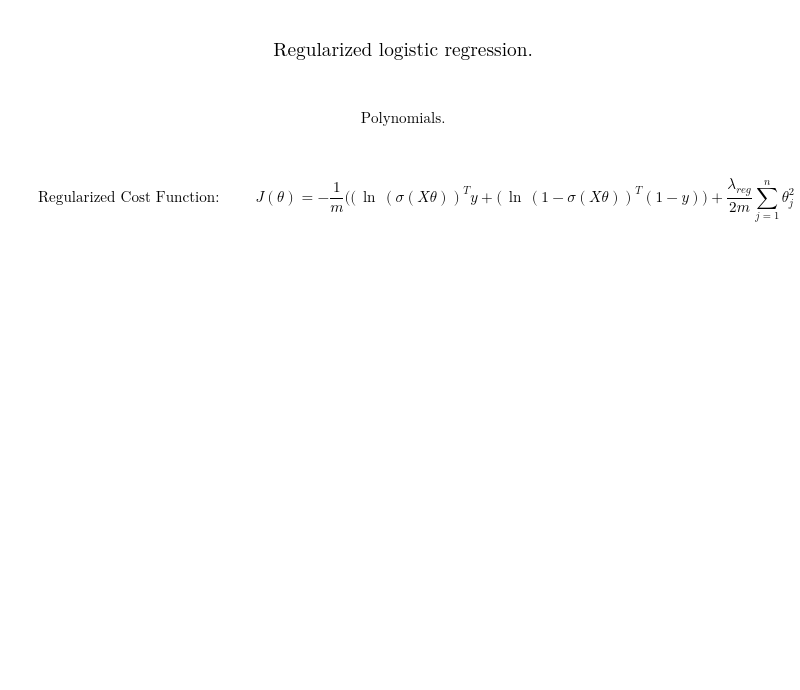
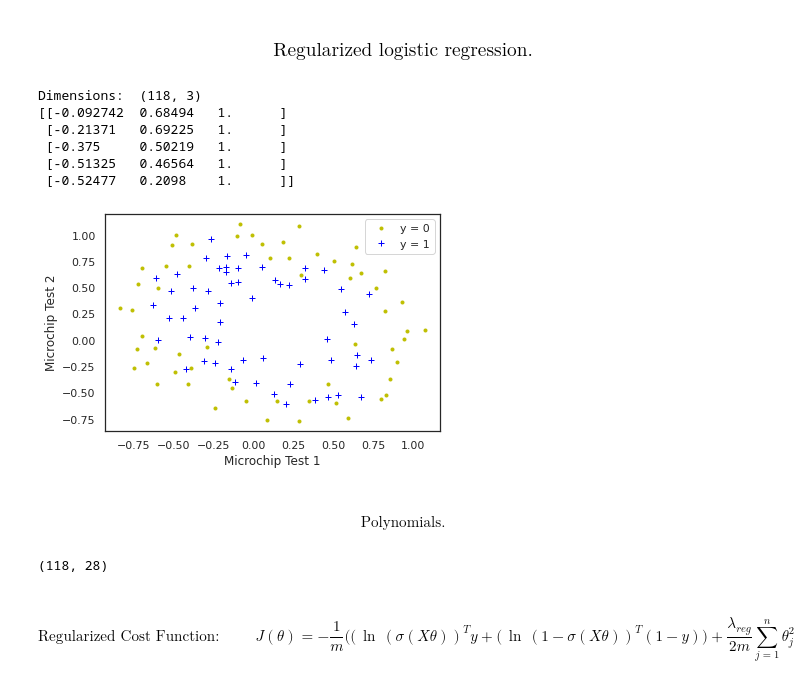
Before and after one commit to KevoSoftworks/machine_learning, a Jupyter notebook: logistic_regression/assignment_part_2.ipynb, the cells around one changed output. Saved outputs shown, nothing was run; the diff lists cells and outputs as text; code cells hidden in the pictures; blank space fills up the shorter version.

```diff
--- a/logistic_regression/assignment_part_2.ipynb
+++ b/logistic_regression/assignment_part_2.ipynb
@@ -36,6 +35,12 @@ def loaddata(file, delimeter):
     print('Dimensions: ',data.shape)
     print(data[1:6,:])
     return(data)
+# %%
+def split_data(data):
+    x0, y0 = np.hsplit(data[data[:,2] == 0, :2], 2)
+    x1, y1 = np.hsplit(data[data[:,2] == 1, :2], 2)
+
+    return x0, y0, x1, y1
 # %%
 def plotData(data, label_x, label_y, label_pos, label_neg, axes=None):
     ## the data gives the grades for two exams;
@@ -46,7 +51,13 @@ def plotData(data, label_x, label_y, label_pos, label_neg, axes=None):
     if axes == None:
         axes = plt.gca()
 
-        ## ...
+    x0, y0, x1, y1 = split_data(data)
+
+    axes.plot(x0, y0, 'y.', label=label_neg)
+    axes.plot(x1, y1, 'b+', label=label_pos)
+    axes.set_xlabel(label_x)
+    axes.set_ylabel(label_y)
+    axes.legend()
 # %% [markdown]
 ### $$\mbox{Logistic regression.}$$
 # %% [markdown]
@@ -62,4 +73,11 @@ def predict(theta, X, threshold = 0.5):
 # %% [markdown]
 ###  $$\mbox{Regularized logistic regression.}$$
 # %%
-data2 = loaddata('data/ex2data2.txt', ',')
+data = loaddata('../data/ex2data2.txt', ',')
+# %% [output]
+Dimensions:  (118, 3)
+[[-0.092742  0.68494   1.      ]
+ [-0.21371   0.69225   1.      ]
+ [-0.375     0.50219   1.      ]
+ [-0.51325   0.46564   1.      ]
+ [-0.52477   0.2098    1.      ]]
@@ -69,12 +93,16 @@ data2 = loaddata('data/ex2data2.txt', ',')
 # %%
-plotData(data2, 'Microchip Test 1', 'Microchip Test 2', 'y = 1', 'y = 0')
+plotData(data, 'Microchip Test 1', 'Microchip Test 2', 'y = 1', 'y = 0')
+# %% [output]
+[figure, added]
 # %% [markdown]
 ####   $$\mbox{Polynomials.}$$
 # %%
 # Note that this function inserts a column with 'ones' in the design matrix for the intercept.
 poly = PolynomialFeatures(6)
-XX = poly.fit_transform(data2[:,0:2])
+XX = poly.fit_transform(data[:,0:2])
 XX.shape
+# %% [output]
+(118, 28)
 # %% [markdown]
 #### $$\mbox{Regularized Cost Function:}\hspace{1cm} J(\theta) = -\frac{1}{m}\big((\,\ln\,(\sigma(X\theta))^Ty+(\,\ln\,(1-\sigma(X\theta))^T(1-y)\big) + \frac{\lambda_{reg}}{2m}\sum_{j=1}^{n}\theta_{j}^{2}$$
 # %%
```
Also changed, not shown: parts of 14 cells of this notebook.
